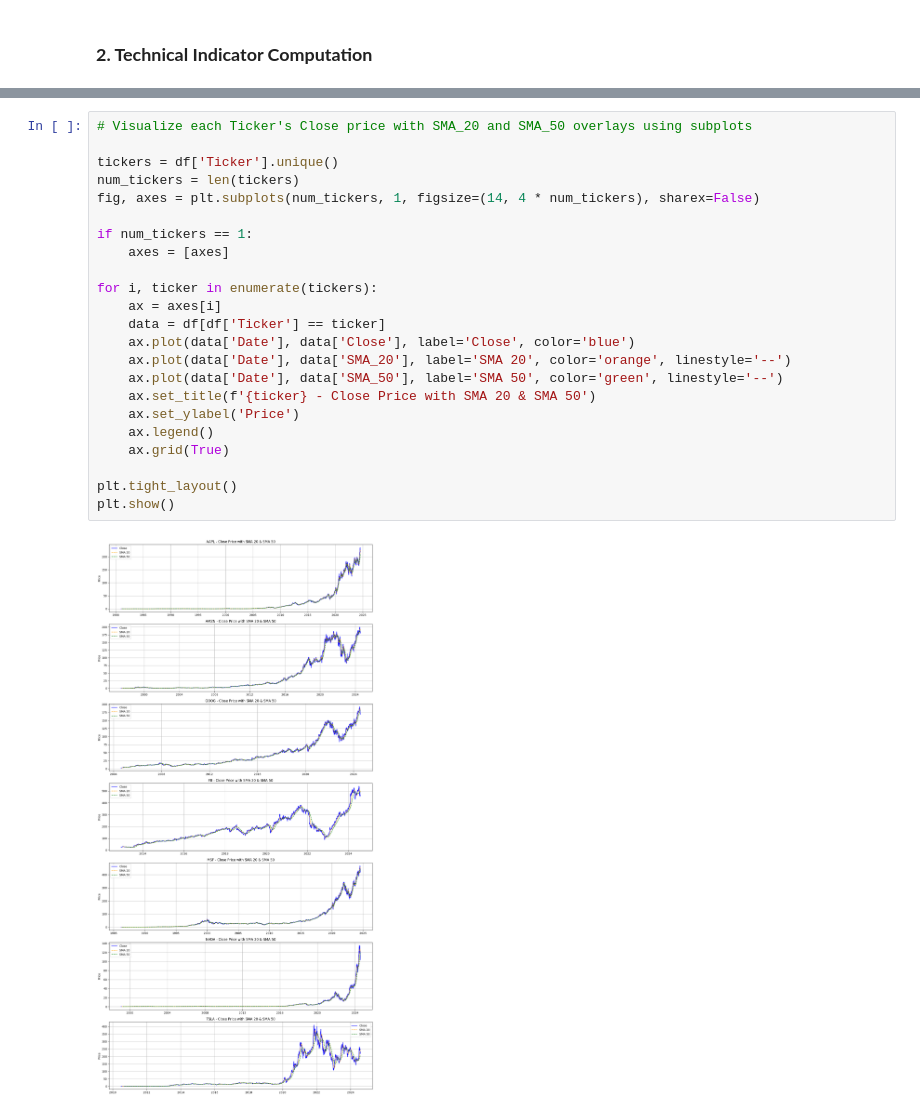
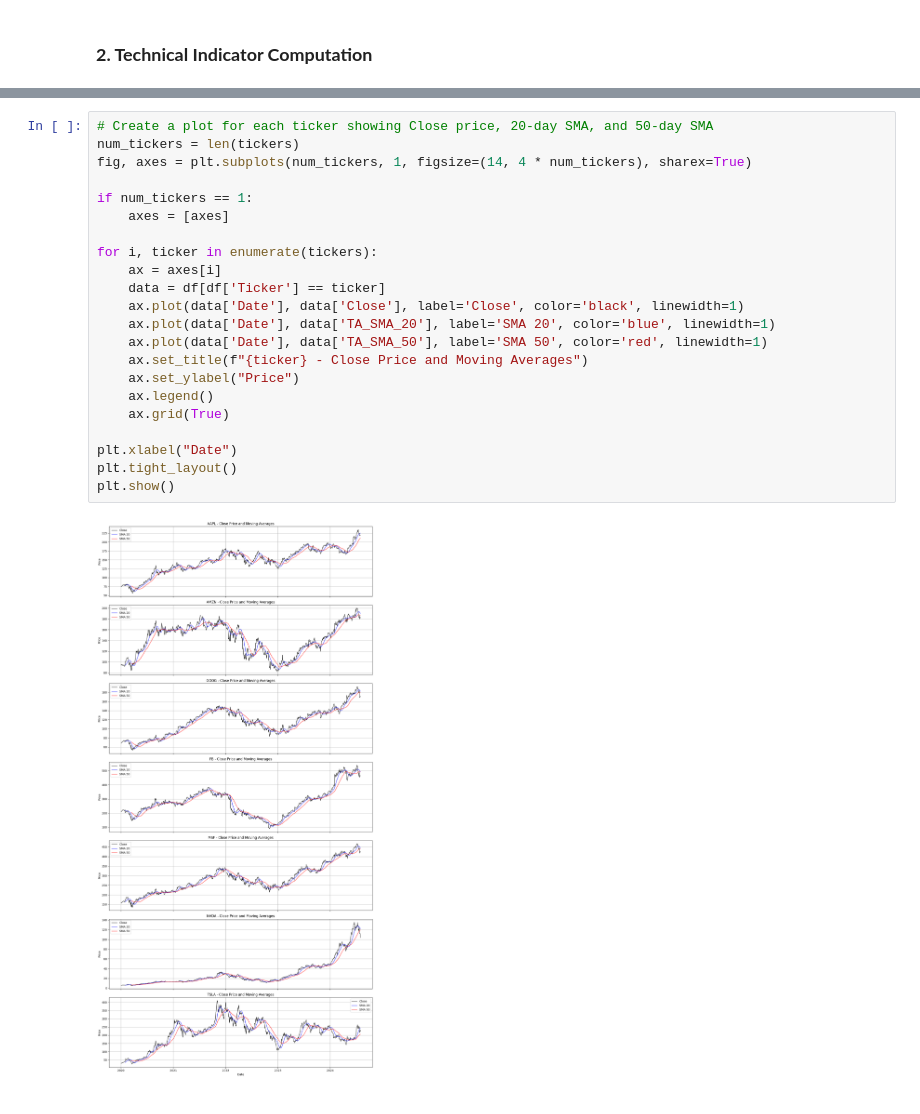
Before and after one commit to OliyadTeshome/News_Sentiment_Driven_Price_Prediction, a Jupyter notebook: notebooks/quantitative_analysis.ipynb, the cells around one changed output, grey strips where cells are left out. Drawn from its saved outputs; the diff is of its cells as text.

```diff
--- a/notebooks/quantitative_analysis.ipynb
+++ b/notebooks/quantitative_analysis.ipynb
@@ -140,25 +138,24 @@ display(df[['Date', 'Ticker', 'Close', 'SMA_20', 'SMA_50']].head(100))
-# %%
-# Visualize each Ticker's Close price with SMA_20 and SMA_50 overlays using subplots
-
-tickers = df['Ticker'].unique()
-num_tickers = len(tickers)
-fig, axes = plt.subplots(num_tickers, 1, figsize=(14, 4 * num_tickers), sharex=False)
-
-if num_tickers == 1:
-    axes = [axes]
-
-for i, ticker in enumerate(tickers):
-    ax = axes[i]
-    data = df[df['Ticker'] == ticker]
-    ax.plot(data['Date'], data['Close'], label='Close', color='blue')
-    ax.plot(data['Date'], data['SMA_20'], label='SMA 20', color='orange', linestyle='--')
-    ax.plot(data['Date'], data['SMA_50'], label='SMA 50', color='green', linestyle='--')
-    ax.set_title(f'{ticker} - Close Price with SMA 20 & SMA 50')
-    ax.set_ylabel('Price')
-    ax.legend()
-    ax.grid(True)
-
-plt.tight_layout()
-plt.show()
-# %% [output]
-[figure, removed]
+# %%
+# Create a plot for each ticker showing Close price, 20-day SMA, and 50-day SMA
+num_tickers = len(tickers)
+fig, axes = plt.subplots(num_tickers, 1, figsize=(14, 4 * num_tickers), sharex=True)
+
+if num_tickers == 1:
+    axes = [axes]
+
+for i, ticker in enumerate(tickers):
+    ax = axes[i]
+    data = df[df['Ticker'] == ticker]
+    ax.plot(data['Date'], data['Close'], label='Close', color='black', linewidth=1)
+    ax.plot(data['Date'], data['TA_SMA_20'], label='SMA 20', color='blue', linewidth=1)
+    ax.plot(data['Date'], data['TA_SMA_50'], label='SMA 50', color='red', linewidth=1)
+    ax.set_title(f"{ticker} - Close Price and Moving Averages")
+    ax.set_ylabel("Price")
+    ax.legend()
+    ax.grid(True)
+
+plt.xlabel("Date")
+plt.tight_layout()
+plt.show()
+# %% [output]
+[figure, added]
```
Also changed, not shown: parts of 14 cells of this notebook.
